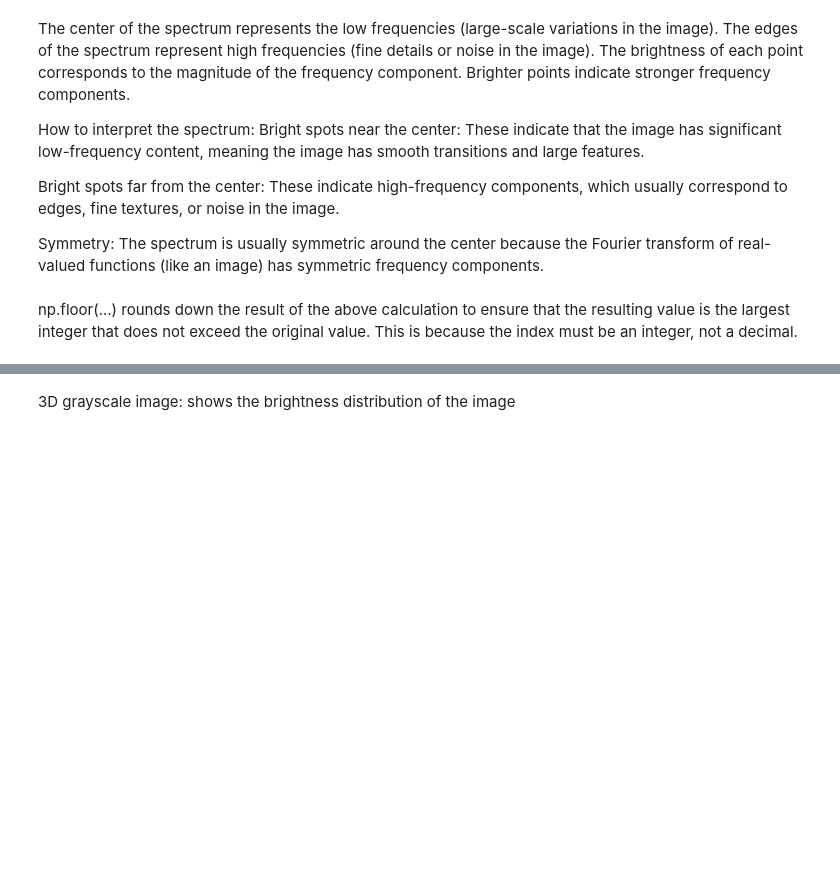
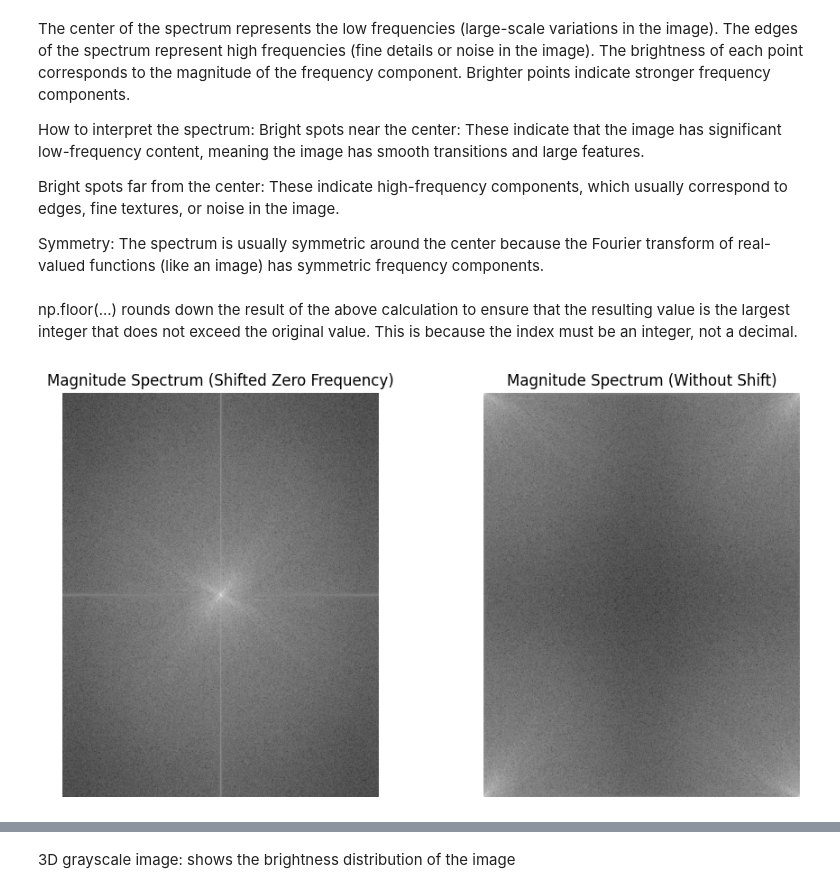
Before and after one commit to linghan21z/FFT_SemesterProj, a Jupyter notebook: fft_2D_pySim/fft_2d.ipynb, the cells around one changed output, grey strips where cells are left out. Drawn from its saved outputs; the diff is of its cells as text; code cells hidden in the pictures; blank space fills up the shorter version.

```diff
--- a/fft_2D_pySim/fft_2d.ipynb
+++ b/fft_2D_pySim/fft_2d.ipynb
@@ -110,4 +110,36 @@ Bright spots far from the center: These indicate high-frequency components, whic
 Symmetry: The spectrum is usually symmetric around the center because the Fourier transform of real-valued functions (like an image) has symmetric frequency components.
 # %% [markdown]
 np.floor(...) rounds down the result of the above calculation to ensure that the resulting value is the largest integer that does not exceed the original value. This is because the index must be an integer, not a decimal.
+# %%
+import numpy as np
+import matplotlib.pyplot as plt
+
+# Assuming B is your grayscale image from the previous steps
+Bt = np.fft.fft2(B)  # Compute the 2D Fourier Transform
+Bt_shifted = np.fft.fftshift(Bt)  # Shift zero frequency component to the center
+
+# Compute the magnitude spectrum
+magnitude_spectrum_shifted = np.log(np.abs(Bt_shifted) + 1)  # Add 1 to avoid log(0)
+magnitude_spectrum = np.log(np.abs(Bt) + 1)  # Add 1 to avoid log(0)
+
+# Create a single row of two subplots
+plt.figure(figsize=(10, 5))
+
+# First subplot: Magnitude Spectrum with zero frequency shifted
+plt.subplot(1, 2, 1)  # 1 row, 2 columns, first subplot
+plt.imshow(magnitude_spectrum_shifted, cmap='gray')
+plt.axis('off')
+plt.title('Magnitude Spectrum (Shifted Zero Frequency)')
+
+# Second subplot: Magnitude Spectrum without shift
+plt.subplot(1, 2, 2)  # 1 row, 2 columns, second subplot
+plt.imshow(magnitude_spectrum, cmap='gray')
+plt.axis('off')
+plt.title('Magnitude Spectrum (Without Shift)')
+
+# Show both plots
+plt.tight_layout()
+plt.show()
+# %% [output]
+[figure, added]
 # %%
```
Also changed, not shown: parts of 5 cells of this notebook, 1 other file.
